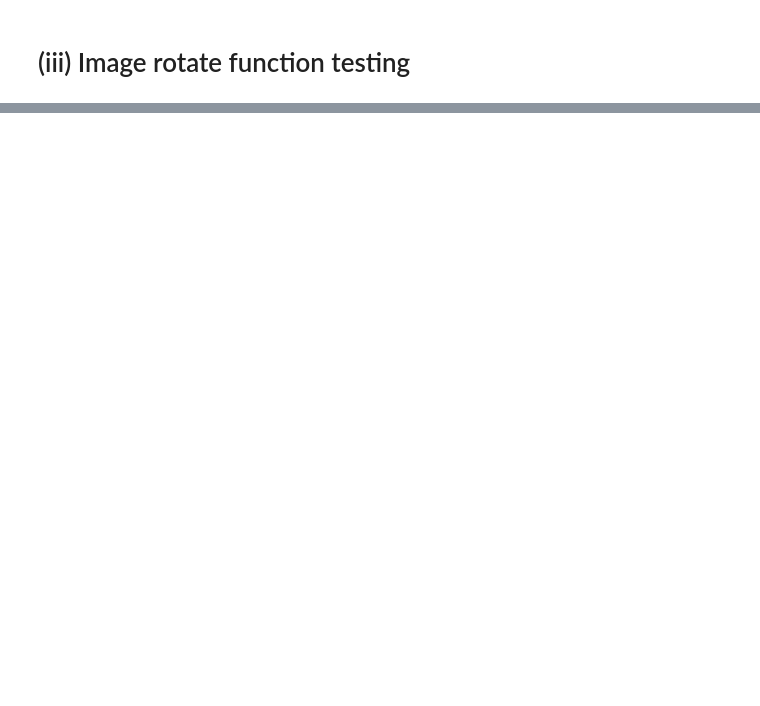
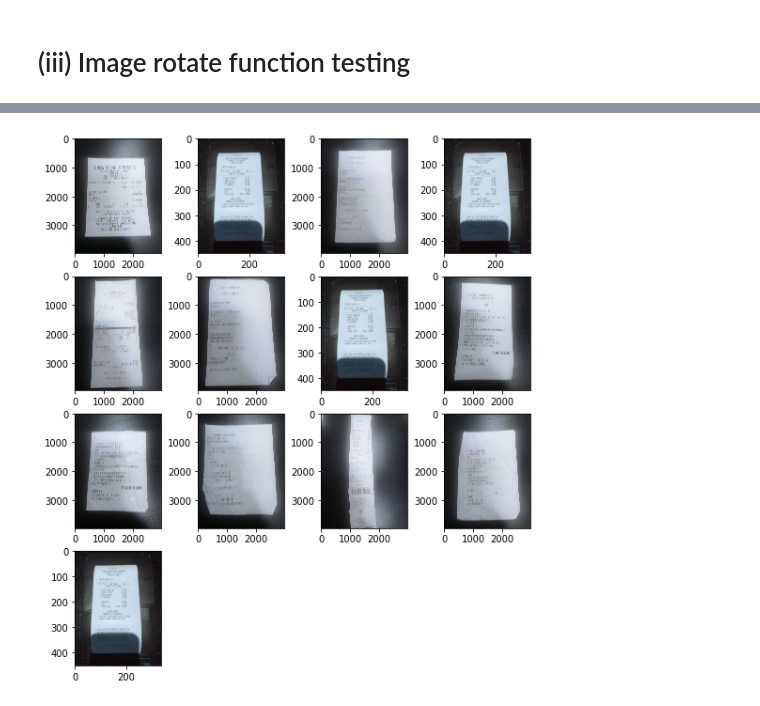
Before and after one commit to JonathanGriffiths94/Opteeq_Task_B, a Jupyter notebook: Opteeq_Task_B.ipynb, the cells around one changed output, grey strips where cells are left out. Saved outputs shown, nothing was run; the diff lists cells and outputs as text; code cells hidden in the pictures; blank space fills up the shorter version.

```diff
--- a/Opteeq_Task_B.ipynb
+++ b/Opteeq_Task_B.ipynb
@@ -488,0 +486,38 @@ multi_img_plot(imgs)
+# %%
+# Helper functions
+def multi_img_plot(imgs):
+
+    fig = plt.figure(figsize=(9, 13))
+
+    columns = 4
+    rows = 5
+
+    for i in range(1,len(imgs)):
+        fig.add_subplot(rows, columns, i)
+        plt.imshow(imgs[i])
+    plt.show()
+
+def get_img_paths_local():
+
+    img_paths = []
+
+    paths = os.listdir(os.path.abspath('data'))
+
+    for i, path in enumerate(paths):
+        if path.endswith('.jpg'):
+            img_paths.append(path)
+
+    return img_paths
+
+def img_processing_test(img_paths):
+
+    processed_imgs = []
+
+    for i, path in enumerate(img_paths):
+        im_path = os.path.abspath('data/' + path)
+        img = cv2.imread(im_path)
+        rotated_img = rotate_image(img)
+        resized_img = image_resize(rotated_img)
+        processed_imgs.append(resized_img)
+
+    return processed_imgs
@@ -488,0 +538,6 @@ multi_img_plot(imgs)
+# %%
+imgs = img_processing_test(img_paths)
+# Plot processed images
+multi_img_plot(imgs)
+# %% [output]
+[figure, added]
```
Also changed, not shown: parts of 29 cells of this notebook.
